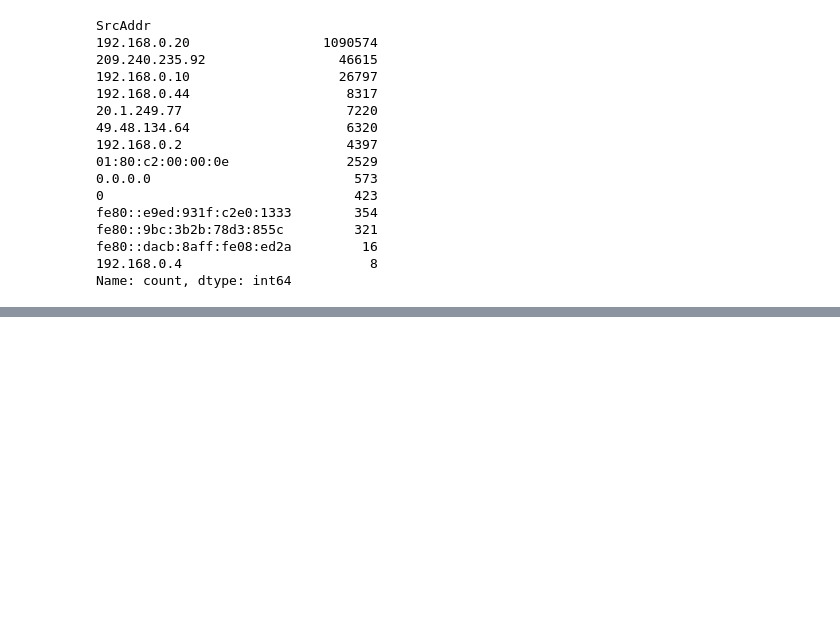
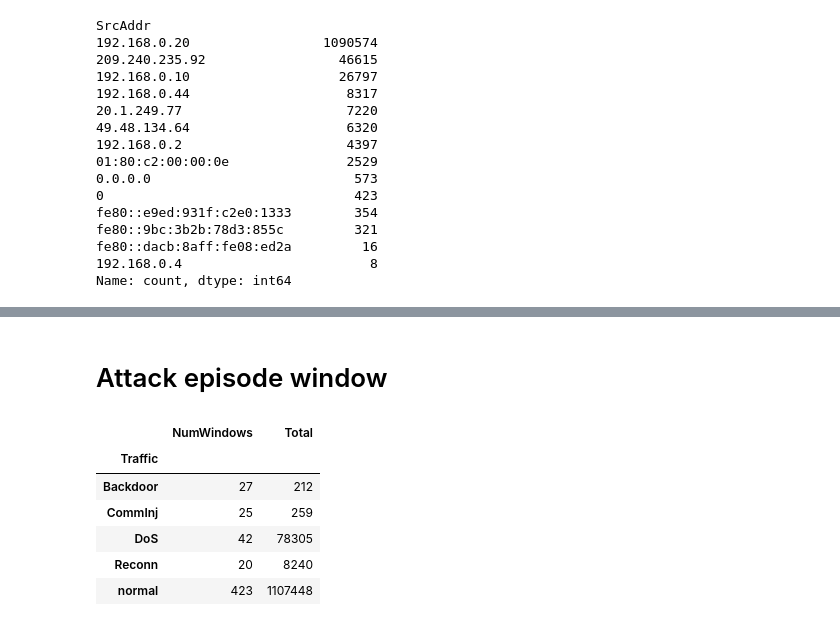
Before and after one commit to yjiahao/network-traffic-classification, a Jupyter notebook: notebooks/eda.ipynb, the cells around one changed output, grey strips where cells are left out. Cells and saved outputs as stored; diff of their text form; code cells hidden in the pictures; blank space fills up the shorter version.

```diff
--- a/notebooks/eda.ipynb
+++ b/notebooks/eda.ipynb
@@ -196,0 +266,24 @@ np.int64(8)
+# %% [markdown]
+# Attack episode window
+# %%
+df["StartTime"] = pd.to_datetime(df["StartTime"])
+df["TimeWindow"] = df["StartTime"].dt.floor("1min")
+
+episode_info = (
+    df.groupby(["Traffic", "SrcAddr", "DstAddr", "TimeWindow"])
+      .size()
+      .reset_index(name="Count")
+)
+
+episode_info.groupby("Traffic").agg(
+    NumWindows=("TimeWindow", "nunique"),
+    Total=("Count", "sum")
+)
+# %% [output]
+|  | NumWindows | Total |
+| Traffic |  |  |
+| Backdoor | 27 | 212 |
+| CommInj | 25 | 259 |
+| DoS | 42 | 78305 |
+| Reconn | 20 | 8240 |
+| normal | 423 | 1107448 |
```
Also changed, not shown: parts of 13 cells of this notebook, 7 other files.
